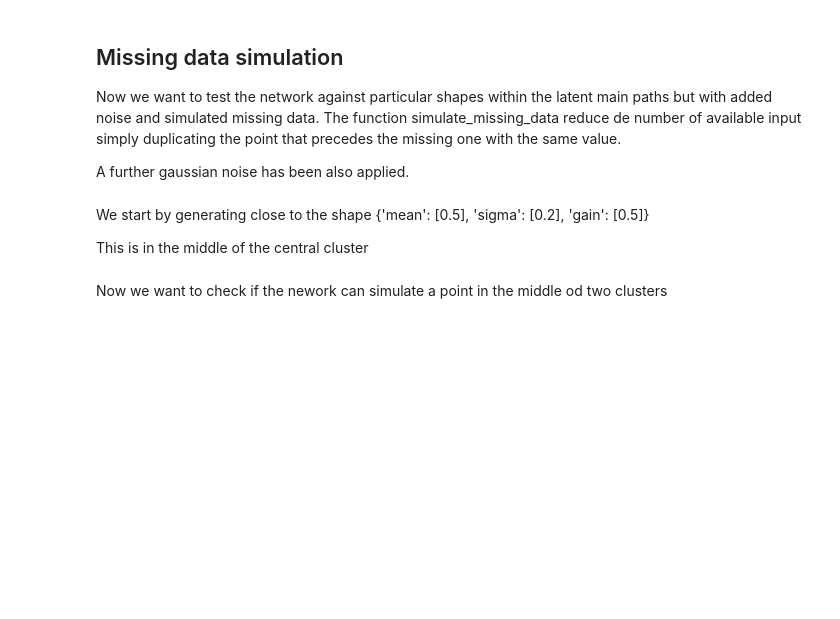
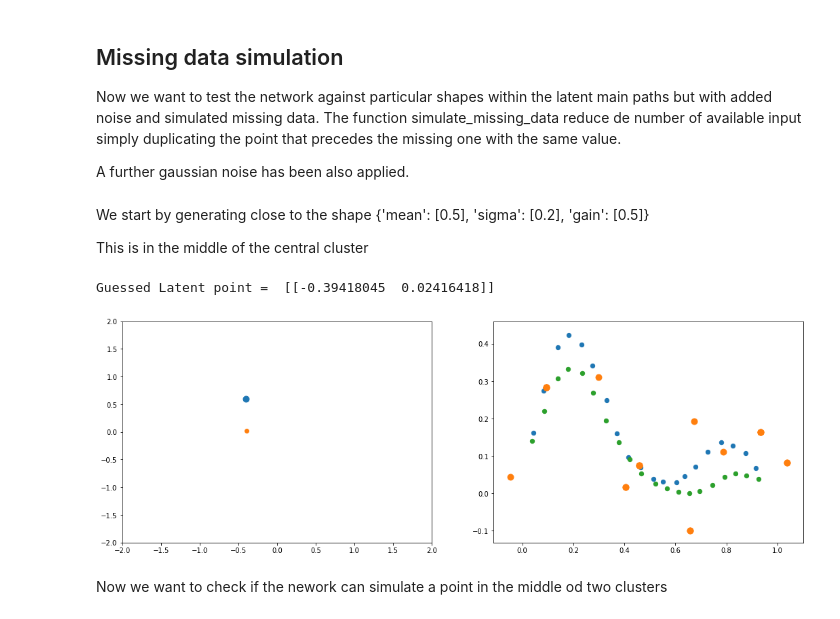
Before and after one commit to AndreaRigoni/rfx-hunch, a Jupyter notebook: src/Tprofile_read/jpnb/STEP1.ipynb, the cells around one changed output. Saved outputs shown, nothing was run; the diff lists cells and outputs as text; code cells hidden in the pictures; blank space fills up the shorter version.

```diff
--- a/src/Tprofile_read/jpnb/STEP1.ipynb
+++ b/src/Tprofile_read/jpnb/STEP1.ipynb
@@ -56,8 +76,11 @@ dds = ds.ds_array.map(lambda xy,l: (xy,xy) )
 # %%
-m3 = models.AEFIT5.AEFIT5(latent_dim=2, scale=1., beta=0., geometry=[20,20,10,10])
+m3 = models.AEFIT5.AEFIT5(latent_dim=2, scale=1, beta=0., geometry=[20,20,10,10])
 # %% [output]
 AEFIT5 a ready:
 # %%
-# models.base.train_thread(m3, ds, epoch=5, batch=200, learning_rate=1e-3).control_panel()
-h = m3.fit(dds.skip(3000).batch(100, drop_remainder=True), validation_data=dds.take(3000).batch(100), epochs=20, shuffle=False)
+# models.base.train(m3, ds, epoch=1, batch=200, learning_rate=1e-3)
+m3.beta.assign(0.0005)
+m3.fit(dds.skip(3000).batch(100, drop_remainder=True), validation_data=dds.take(3000).batch(100), epochs=39, shuffle=False)
+# models.base.train_thread(m3, ds, epoch=10, batch=200, learning_rate=1e-3).control_panel()
+# m3.train(ds, epoch=10)
 # %% [output]
@@ -99,8 +121,8 @@ Now we want to test the network against particular shapes within the latent main
 A further gaussian noise has been also applied.
 # %%
 
-def simulate_missing_data(m, lpt=[0.5,-1.6], noise_var=0.05, arr = [3,2,1,5,8,7,6,9,12,11,14,13,18]):
-    xy = m.decode(tf.convert_to_tensor([pt]),apply_sigmoid=True, training=False)
+def simulate_missing_data(m, lpt=[0.5,-1.6], noise_var=0.05, arr = []):
+    xy = m.decode(tf.convert_to_tensor([pt]), training=False)
     x,y = tf.split(xy[0], 2)
     x,y = (x.numpy(), y.numpy())
 
@@ -130,7 +152,7 @@ def simulate_missing_data(m, lpt=[0.5,-1.6], noise_var=0.05, arr = [3,2,1,5,8,7,
     gpt = me[0].numpy()
     ax1.scatter(gpt[0],gpt[1])
 
-    XY = m.decode(me,apply_sigmoid=True, training=False)
+    XY = m.decode(me, training=False)
     X,Y = tf.split(XY[0], 2)
     X,Y = (X.numpy(), Y.numpy())
     # plt.figure('reconstructed')
@@ -141,13 +163,14 @@ We start by generating close to the shape {'mean': [0.5], 'sigma': [0.2], 'gain'
 
 This is in the middle of the central cluster
 # %%
-
-
 # generate from point: 0.6, -0.7
-pt = [0.6,-0.7]
+pt = [-0.400,0.593]
 noise_var = 0.1
 arr = [3,2,1,5,8,7,6,9,12,11,14,13,18]
 simulate_missing_data(m3, pt,noise_var,arr)
+# %% [output]
+Guessed Latent point =  [[-0.39418045  0.02416418]]
+[figure, added]
 # %% [markdown]
 Now we want to check if the nework can simulate a point in the middle od two clusters
 # %%
```
Also changed, not shown: parts of 7 cells of this notebook, 22 other files.
